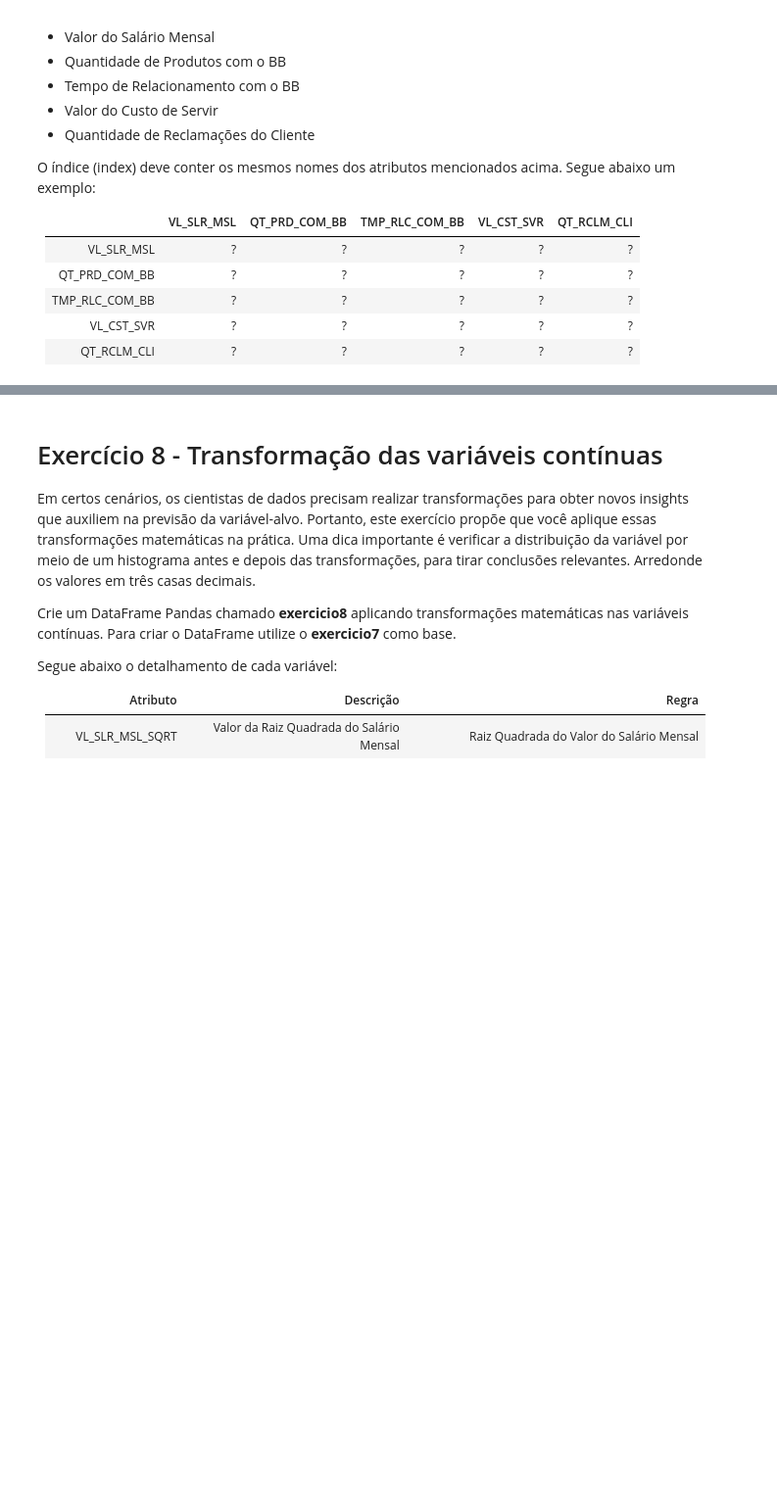
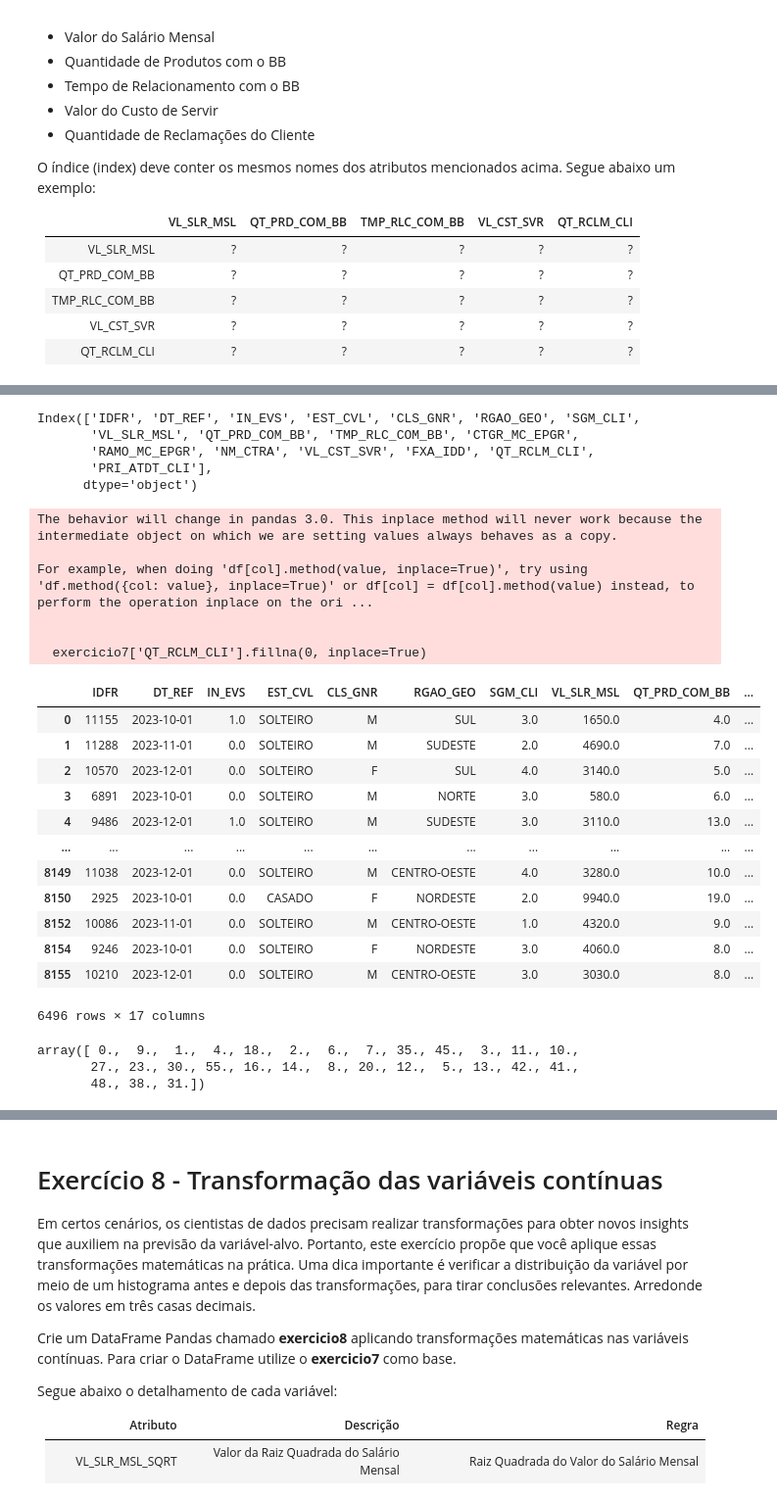
Before and after one commit to alvaromgc/academiabb, a Jupyter notebook: F0616299_ciencia_de_dados_v2.ipynb, the cells around one changed output, grey strips where cells are left out. Shown at 98% size. Saved outputs shown, nothing was run; the diff lists cells and outputs as text; code cells hidden in the pictures; blank space fills up the shorter version.

```diff
--- a/F0616299_ciencia_de_dados_v2.ipynb
+++ b/F0616299_ciencia_de_dados_v2.ipynb
@@ -377,3 +472,41 @@ Segue abaixo como seria o DataFrame com dados fícticios:
 |      3 | 2023-11-01 00:00:00 |        0 | SOLTEIRO  | M         | SUDESTE      |         3 |         3200 |              10 |               12 | VAREJO         | SERVICOS       | NEGOCIAL  |        81.00 | 30-39     |             0 |              0 |                0 |               0 |
 |      5 | 2023-11-01 00:00:00 |        1 | SOLTEIRO  | F         | SUL          |         4 |         500 |               2 |                2 | ATACADO        | INDUSTRIA      | NEGOCIAL  |       100.00 | 30-39     |             0 |              0 |                0 |               1 |
 |      6 | 2023-10-01 00:00:00 |        0 | SOLTEIRO  | M         | CENTRO-OESTE |         2 |         1000 |              10 |                8 | ATACADO        | INDUSTRIA      | NEGOCIAL  |       100.00 | 30-39     |             0 |              0 |                0 |               1 |
+# %%
+exercicio3.columns
+# %% [output]
+Index(['IDFR', 'DT_REF', 'IN_EVS', 'EST_CVL', 'CLS_GNR', 'RGAO_GEO', 'SGM_CLI',
+       'VL_SLR_MSL', 'QT_PRD_COM_BB', 'TMP_RLC_COM_BB', 'CTGR_MC_EPGR',
+       'RAMO_MC_EPGR', 'NM_CTRA', 'VL_CST_SVR', 'FXA_IDD', 'QT_RCLM_CLI',
+       'PRI_ATDT_CLI'],
+      dtype='object')
+# %%
+exercicio7 = exercicio3.copy()
+exercicio7['QT_RCLM_CLI'].fillna(0, inplace=True)
+exercicio7
+# %% [output]
+The behavior will change in pandas 3.0. This inplace method will never work because the intermediate object on which we are setting values always behaves as a copy.
+
+For example, when doing 'df[col].method(value, inplace=True)', try using 'df.method({col: value}, inplace=True)' or df[col] = df[col].method(value) instead, to perform the operation inplace on the ori ...
+
+
+  exercicio7['QT_RCLM_CLI'].fillna(0, inplace=True)
+|  | IDFR | DT_REF | IN_EVS | EST_CVL | CLS_GNR | RGAO_GEO | SGM_CLI | VL_SLR_MSL | QT_PRD_COM_BB | ... |
+| 0 | 11155 | 2023-10-01 | 1.0 | SOLTEIRO | M | SUL | 3.0 | 1650.0 | 4.0 | ... |
+| 1 | 11288 | 2023-11-01 | 0.0 | SOLTEIRO | M | SUDESTE | 2.0 | 4690.0 | 7.0 | ... |
+| 2 | 10570 | 2023-12-01 | 0.0 | SOLTEIRO | F | SUL | 4.0 | 3140.0 | 5.0 | ... |
+| 3 | 6891 | 2023-10-01 | 0.0 | SOLTEIRO | M | NORTE | 3.0 | 580.0 | 6.0 | ... |
+| 4 | 9486 | 2023-12-01 | 1.0 | SOLTEIRO | M | SUDESTE | 3.0 | 3110.0 | 13.0 | ... |
+| ... | ... | ... | ... | ... | ... | ... | ... | ... | ... | ... |
+| 8149 | 11038 | 2023-12-01 | 0.0 | SOLTEIRO | M | CENTRO-OESTE | 4.0 | 3280.0 | 10.0 | ... |
+| 8150 | 2925 | 2023-10-01 | 0.0 | CASADO | F | NORDESTE | 2.0 | 9940.0 | 19.0 | ... |
+| 8152 | 10086 | 2023-11-01 | 0.0 | SOLTEIRO | M | CENTRO-OESTE | 1.0 | 4320.0 | 9.0 | ... |
+| 8154 | 9246 | 2023-10-01 | 0.0 | SOLTEIRO | F | NORDESTE | 3.0 | 4060.0 | 8.0 | ... |
+| 8155 | 10210 | 2023-12-01 | 0.0 | SOLTEIRO | M | CENTRO-OESTE | 3.0 | 3030.0 | 8.0 | ... |
+6496 rows × 17 columns
+# %%
+exercicio7['QT_RCLM_CLI'].unique()
+# %% [output]
+array([ 0.,  9.,  1.,  4., 18.,  2.,  6.,  7., 35., 45.,  3., 11., 10.,
+       27., 23., 30., 55., 16., 14.,  8., 20., 12.,  5., 13., 42., 41.,
+       48., 38., 31.])
```
Also changed, not shown: parts of 15 cells of this notebook.
